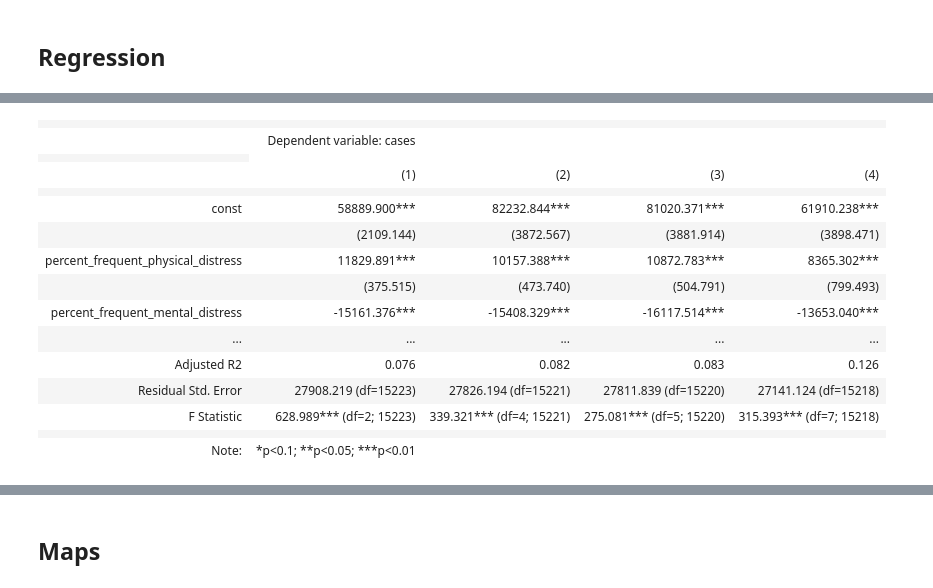
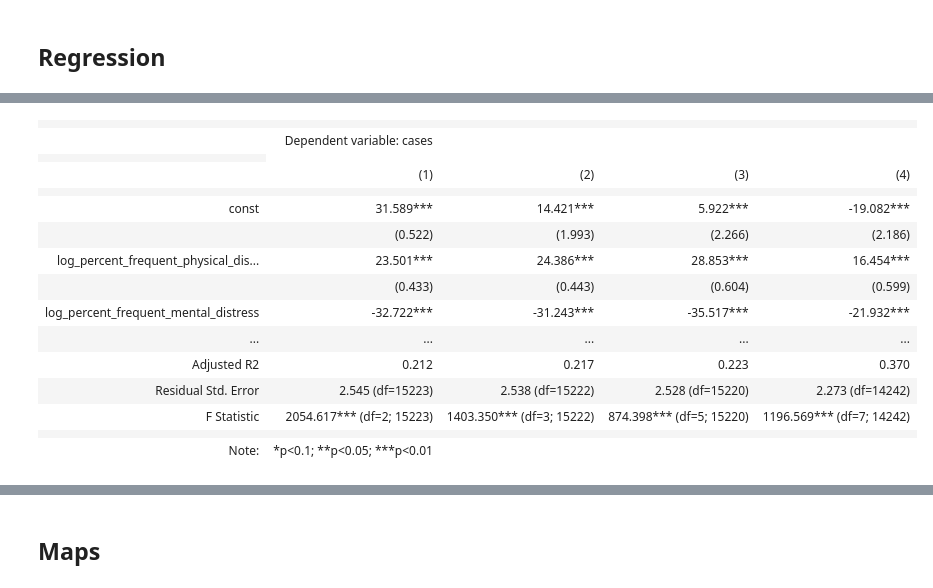
Before and after one commit to r-lee1888/eco225-project-code-r-lee1888, a Jupyter notebook: Code/Project1Code.ipynb, the cells around one changed output, grey strips where cells are left out. Drawn from its saved outputs; the diff is of its cells as text; code cells hidden in the pictures.

```diff
--- a/Code/Project1Code.ipynb
+++ b/Code/Project1Code.ipynb
@@ -350,6 +419,3 @@ display(summary_stats_half2)
 # Project 2
 # %% [markdown]
 ## Message
-# %%
-# Create a cases by population column in covid_health_weather
-covid_health_weather['cases_by_population'] = covid_health_weather['cases'] / covid_health_weather['population_2020']
@@ -360,48 +473,58 @@ covid_health_weather['cases_by_population'] = covid_health_weather['cases'] / co
 # %%
+# Log transform the dependent variable
+y = np.log(covid_health_weather['cases'] + 1)
+
+# Log transform the independent variables
+covid_health_weather['log_percent_frequent_physical_distress'] = np.log(covid_health_weather['percent_frequent_physical_distress'] + 1)
+covid_health_weather['log_percent_frequent_mental_distress'] = np.log(covid_health_weather['percent_frequent_mental_distress'] + 1)
+covid_health_weather['log_personal_income_capita_2020'] = np.log(covid_health_weather['personal_income_capita_2020'] + 1)
+covid_health_weather['log_unemployment_rate_2020'] = np.log(covid_health_weather['unemployment_rate_2020'] + 1)
+covid_health_weather['log_real_gdp_per_capita_2020'] = np.log(covid_health_weather['real_gdp_per_capita_2020'] + 1)
+covid_health_weather['log_mean_temp'] = np.log(covid_health_weather['mean_temp'] + 1)
+covid_health_weather['log_average_daily_pm2_5'] = np.log(covid_health_weather['average_daily_pm2_5'] + 1)
+
 # Regression without controls
-X1 = covid_health_weather[['percent_frequent_physical_distress', 'percent_frequent_mental_distress']]
+X1 = covid_health_weather[['log_percent_frequent_physical_distress', 'log_percent_frequent_mental_distress']]
 X1 = sm.add_constant(X1)  # Add a constant term to the predictors
-y = covid_health_weather['cases']
-model1 = sm.OLS(y, X1, missing = 'drop').fit()
+
+model1 = sm.OLS(y, X1, missing='drop').fit()
+
+X2 = covid_health_weather[['log_percent_frequent_physical_distress', 'log_percent_frequent_mental_distress', 'log_personal_income_capita_2020']]
+X2 = sm.add_constant(X2)  # Add a constant term to the predictors
+model2 = sm.OLS(y, X2, missing='drop').fit()
 
 # Regression with some controls
-X2 = covid_health_weather[['percent_frequent_physical_distress', 'percent_frequent_mental_distress', 'personal_income_capita_2020', 'unemployment_rate_2020']]
-X2 = sm.add_constant(X2)  # Add a constant term to the predictors
-model2 = sm.OLS(y, X2, missing = 'drop').fit()
-
+X3 = covid_health_weather[['log_percent_frequent_physical_distress', 'log_percent_frequent_mental_distress', 'log_personal_income_capita_2020', 'log_unemployment_rate_2020', 'log_real_gdp_per_capita_2020']]
+X3 = sm.add_constant(X3)  # Add a constant term to the predictors
+model3 = sm.OLS(y, X3, missing='drop').fit()
 
 # Regression with more controls
-X3 = covid_health_weather[['percent_frequent_physical_distress', 'percent_frequent_mental_distress', 'personal_income_capita_2020', 'unemployment_rate_2020', 'real_gdp_per_capita_2020']]
-X3 = sm.add_constant(X3)  # Add a constant term to the predictors
-model3 = sm.OLS(y, X3, missing = 'drop').fit()
-
-# Regression with all controls
-X4 = covid_health_weather[['percent_frequent_physical_distress', 'percent_frequent_mental_distress', 'personal_income_capita_2020', 'unemployment_rate_2020', 'real_gdp_per_capita_2020', 'percent_no_highschool_diploma', 'average_daily_pm2_5']]
+X4 = covid_health_weather[['log_percent_frequent_physical_distress', 'log_percent_frequent_mental_distress', 'log_personal_income_capita_2020', 'log_unemployment_rate_2020', 'log_real_gdp_per_capita_2020', 'log_mean_temp', 'log_average_daily_pm2_5']]
 X4 = sm.add_constant(X4)  # Add a constant term to the predictors
-model4 = sm.OLS(y, X4, missing = 'drop').fit()
-
+model4 = sm.OLS(y, X4, missing='drop').fit()
 
 # Create a Stargazer summary table for all models
 stargazer = Stargazer([model1, model2, model3, model4])
-stargazer.covariate_order(['const', 'percent_frequent_physical_distress', 'percent_frequent_mental_distress', 'personal_income_capita_2020', 'unemployment_rate_2020', 'real_gdp_per_capita_2020', 'percent_no_highschool_diploma', 'average_daily_pm2_5'])
+stargazer.covariate_order(['const', 'log_percent_frequent_physical_distress', 'log_percent_frequent_mental_distress', 'log_personal_income_capita_2020', 'log_unemployment_rate_2020', 'log_real_gdp_per_capita_2020', 'log_mean_temp', 'log_average_daily_pm2_5'])
 HTML(stargazer.render_html())
+
 # # Save the Stargazer summary table to an HTML file
 # with open('regression_summary.html', 'w') as f:
 #     f.write(stargazer.render_html())
 # %% [output]
 |  |  |  |  |  |
 |  | Dependent variable: cases |  |  |  |
 |  |
 |  | (1) | (2) | (3) | (4) |
 |  |  |  |  |  |
-| const | 58889.900*** | 82232.844*** | 81020.371*** | 61910.238*** |
-|  | (2109.144) | (3872.567) | (3881.914) | (3898.471) |
-| percent_frequent_physical_distress | 11829.891*** | 10157.388*** | 10872.783*** | 8365.302*** |
-|  | (375.515) | (473.740) | (504.791) | (799.493) |
-| percent_frequent_mental_distress | -15161.376*** | -15408.329*** | -16117.514*** | -13653.040*** |
+| const | 31.589*** | 14.421*** | 5.922*** | -19.082*** |
+|  | (0.522) | (1.993) | (2.266) | (2.186) |
+| log_percent_frequent_physical_dis... | 23.501*** | 24.386*** | 28.853*** | 16.454*** |
+|  | (0.433) | (0.443) | (0.604) | (0.599) |
+| log_percent_frequent_mental_distress | -32.722*** | -31.243*** | -35.517*** | -21.932*** |
 | ... | ... | ... | ... | ... |
-| Adjusted R2 | 0.076 | 0.082 | 0.083 | 0.126 |
-| Residual Std. Error | 27908.219 (df=15223) | 27826.194 (df=15221) | 27811.839 (df=15220) | 27141.124 (df=15218) |
-| F Statistic | 628.989*** (df=2; 15223) | 339.321*** (df=4; 15221) | 275.081*** (df=5; 15220) | 315.393*** (df=7; 15218) |
+| Adjusted R2 | 0.212 | 0.217 | 0.223 | 0.370 |
+| Residual Std. Error | 2.545 (df=15223) | 2.538 (df=15222) | 2.528 (df=15220) | 2.273 (df=14242) |
+| F Statistic | 2054.617*** (df=2; 15223) | 1403.350*** (df=3; 15222) | 874.398*** (df=5; 15220) | 1196.569*** (df=7; 14242) |
 |  |  |  |  |  |
 | Note: | *p<0.1; **p<0.05; ***p<0.01 |  |  |  |
```
Also changed, not shown: parts of 30 cells of this notebook, 2 other files.
